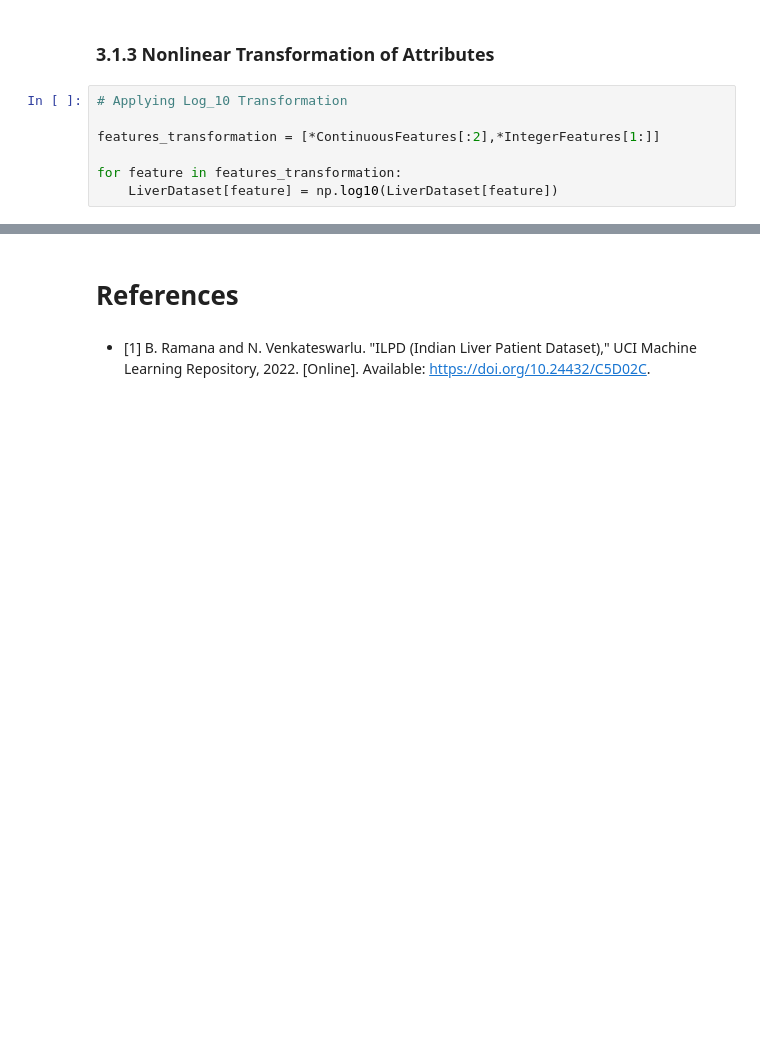
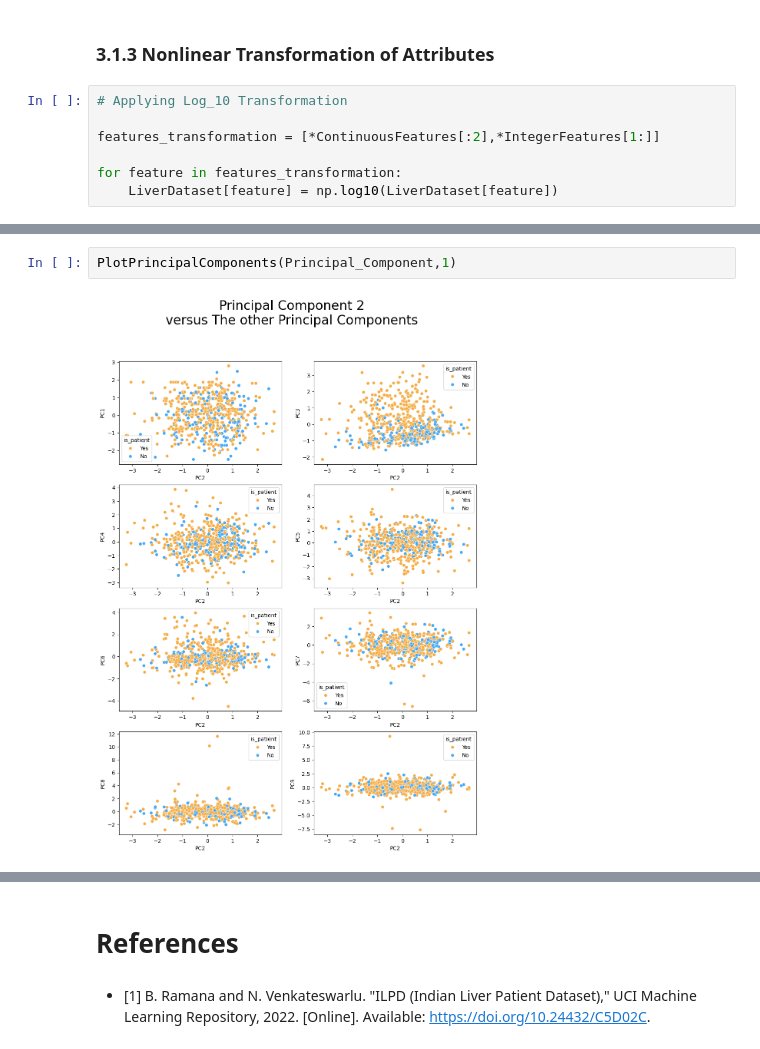
Before and after one commit to alexisuaguilaru/Liver_Patient_Model, a Jupyter notebook: ExploratoryDataAnalysis/ExploratoryDataAnalysis.ipynb, the cells around one changed output, grey strips where cells are left out. Cells and saved outputs as stored; diff of their text form; blank space fills up the shorter version.

```diff
--- a/ExploratoryDataAnalysis/ExploratoryDataAnalysis.ipynb
+++ b/ExploratoryDataAnalysis/ExploratoryDataAnalysis.ipynb
@@ -239,0 +303,4 @@ PlotFeaturesDistribution(LiverDataset,features_transformation,'Transformed')
+# %%
+PlotPrincipalComponents(Principal_Component,1)
+# %% [output]
+[figure, added]
```
Also changed, not shown: parts of 16 cells of this notebook.
